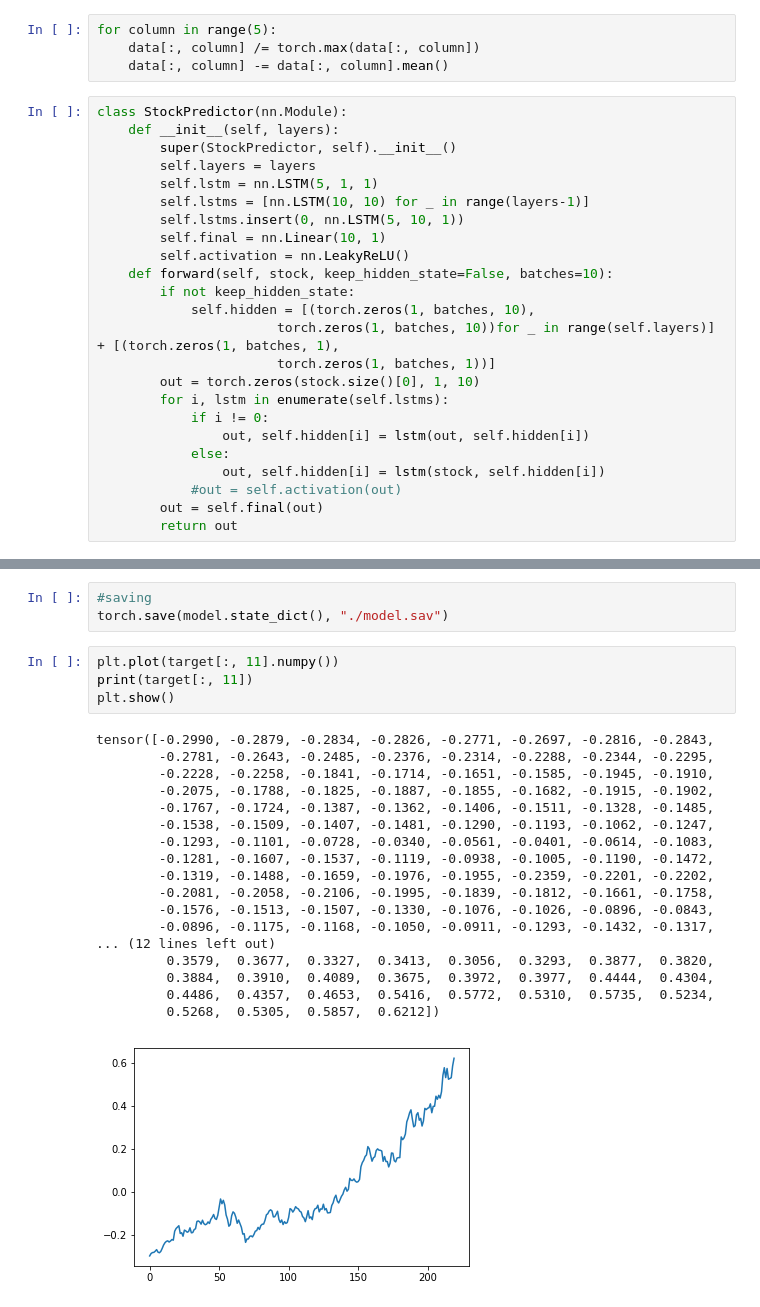
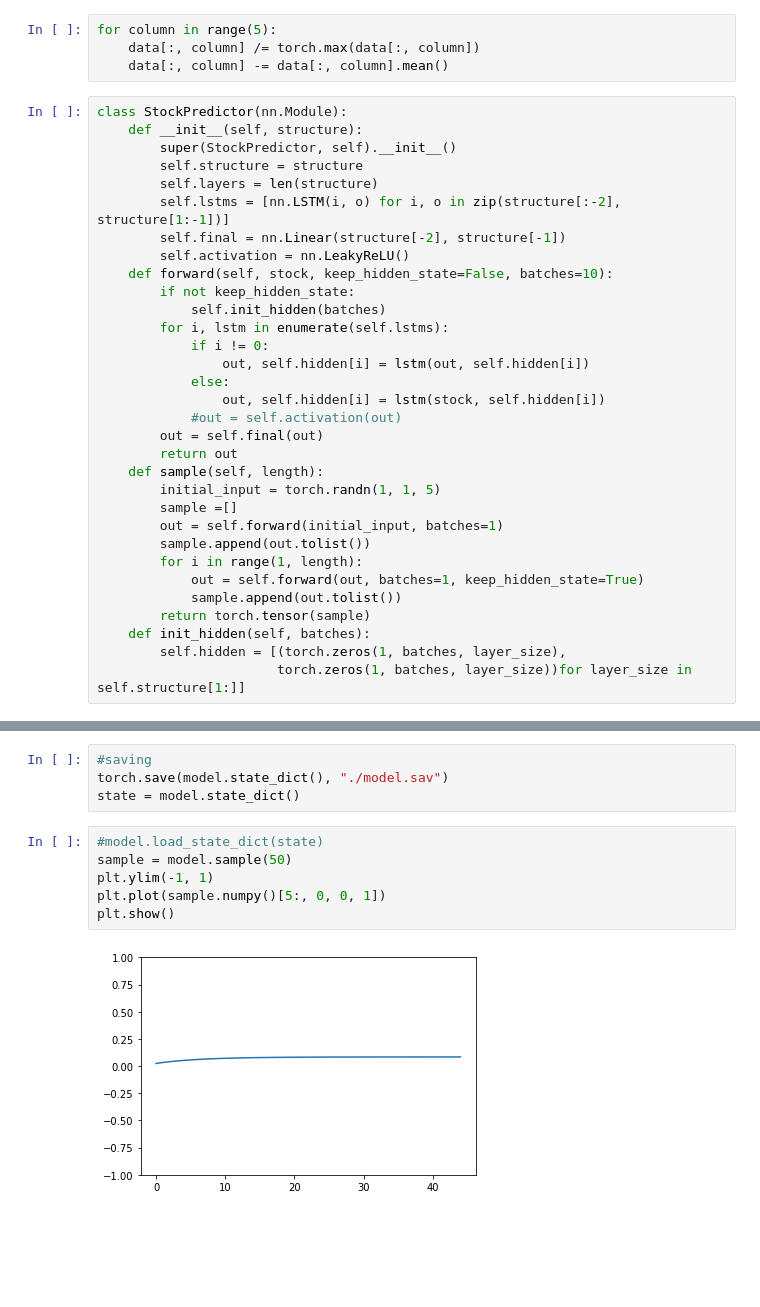
Before and after one commit to Xnartharax/MachineLearning-experiments, a Jupyter notebook: TorchTestLSTM.ipynb, the cells around one changed output, grey strips where cells are left out. Saved outputs shown, nothing was run; the diff lists cells and outputs as text; blank space fills up the shorter version.

```diff
--- a/TorchTestLSTM.ipynb
+++ b/TorchTestLSTM.ipynb
@@ -32,20 +31,16 @@ for column in range(5):
     data[:, column] -= data[:, column].mean()
 # %%
 class StockPredictor(nn.Module):
-    def __init__(self, layers):
+    def __init__(self, structure):
         super(StockPredictor, self).__init__()
-        self.layers = layers
-        self.lstm = nn.LSTM(5, 1, 1)
-        self.lstms = [nn.LSTM(10, 10) for _ in range(layers-1)]
-        self.lstms.insert(0, nn.LSTM(5, 10, 1))
-        self.final = nn.Linear(10, 1)
+        self.structure = structure
+        self.layers = len(structure)
+        self.lstms = [nn.LSTM(i, o) for i, o in zip(structure[:-2], structure[1:-1])]
+        self.final = nn.Linear(structure[-2], structure[-1])
         self.activation = nn.LeakyReLU()
     def forward(self, stock, keep_hidden_state=False, batches=10):
         if not keep_hidden_state:
-            self.hidden = [(torch.zeros(1, batches, 10),
-                       torch.zeros(1, batches, 10))for _ in range(self.layers)] + [(torch.zeros(1, batches, 1),
-                       torch.zeros(1, batches, 1))]
-        out = torch.zeros(stock.size()[0], 1, 10)
+            self.init_hidden(batches)
         for i, lstm in enumerate(self.lstms):
             if i != 0:
                 out, self.hidden[i] = lstm(out, self.hidden[i])
@@ -54,4 +49,16 @@ class StockPredictor(nn.Module):
             #out = self.activation(out)
         out = self.final(out)
         return out
+    def sample(self, length):
+        initial_input = torch.randn(1, 1, 5)
+        sample =[]
+        out = self.forward(initial_input, batches=1)
+        sample.append(out.tolist())
+        for i in range(1, length):
+            out = self.forward(out, batches=1, keep_hidden_state=True)
+            sample.append(out.tolist())
+        return torch.tensor(sample)
+    def init_hidden(self, batches):
+        self.hidden = [(torch.zeros(1, batches, layer_size),
+                       torch.zeros(1, batches, layer_size))for layer_size in self.structure[1:]]
 # %%
@@ -120,26 +122,12 @@ KeyboardInterrupt:
 # %%
 #saving
 torch.save(model.state_dict(), "./model.sav")
+state = model.state_dict()
-# %%
-plt.plot(target[:, 11].numpy())
-print(target[:, 11])
-plt.show()
-# %% [output]
-tensor([-0.2990, -0.2879, -0.2834, -0.2826, -0.2771, -0.2697, -0.2816, -0.2843,
-        -0.2781, -0.2643, -0.2485, -0.2376, -0.2314, -0.2288, -0.2344, -0.2295,
-        -0.2228, -0.2258, -0.1841, -0.1714, -0.1651, -0.1585, -0.1945, -0.1910,
-        -0.2075, -0.1788, -0.1825, -0.1887, -0.1855, -0.1682, -0.1915, -0.1902,
-        -0.1767, -0.1724, -0.1387, -0.1362, -0.1406, -0.1511, -0.1328, -0.1485,
-        -0.1538, -0.1509, -0.1407, -0.1481, -0.1290, -0.1193, -0.1062, -0.1247,
-        -0.1293, -0.1101, -0.0728, -0.0340, -0.0561, -0.0401, -0.0614, -0.1083,
-        -0.1281, -0.1607, -0.1537, -0.1119, -0.0938, -0.1005, -0.1190, -0.1472,
-        -0.1319, -0.1488, -0.1659, -0.1976, -0.1955, -0.2359, -0.2201, -0.2202,
-        -0.2081, -0.2058, -0.2106, -0.1995, -0.1839, -0.1812, -0.1661, -0.1758,
-        -0.1576, -0.1513, -0.1507, -0.1330, -0.1076, -0.1026, -0.0896, -0.0843,
-        -0.0896, -0.1175, -0.1168, -0.1050, -0.0911, -0.1293, -0.1432, -0.1317,
-... (12 lines left out)
-         0.3579,  0.3677,  0.3327,  0.3413,  0.3056,  0.3293,  0.3877,  0.3820,
-         0.3884,  0.3910,  0.4089,  0.3675,  0.3972,  0.3977,  0.4444,  0.4304,
-         0.4486,  0.4357,  0.4653,  0.5416,  0.5772,  0.5310,  0.5735,  0.5234,
-         0.5268,  0.5305,  0.5857,  0.6212])
-[figure, removed]
+# %%
+#model.load_state_dict(state)
+sample = model.sample(50)
+plt.ylim(-1, 1)
+plt.plot(sample.numpy()[5:, 0, 0, 1])
+plt.show()
+# %% [output]
+[figure, added]
```
Also changed, not shown: parts of 4 cells of this notebook, 4 other files.
